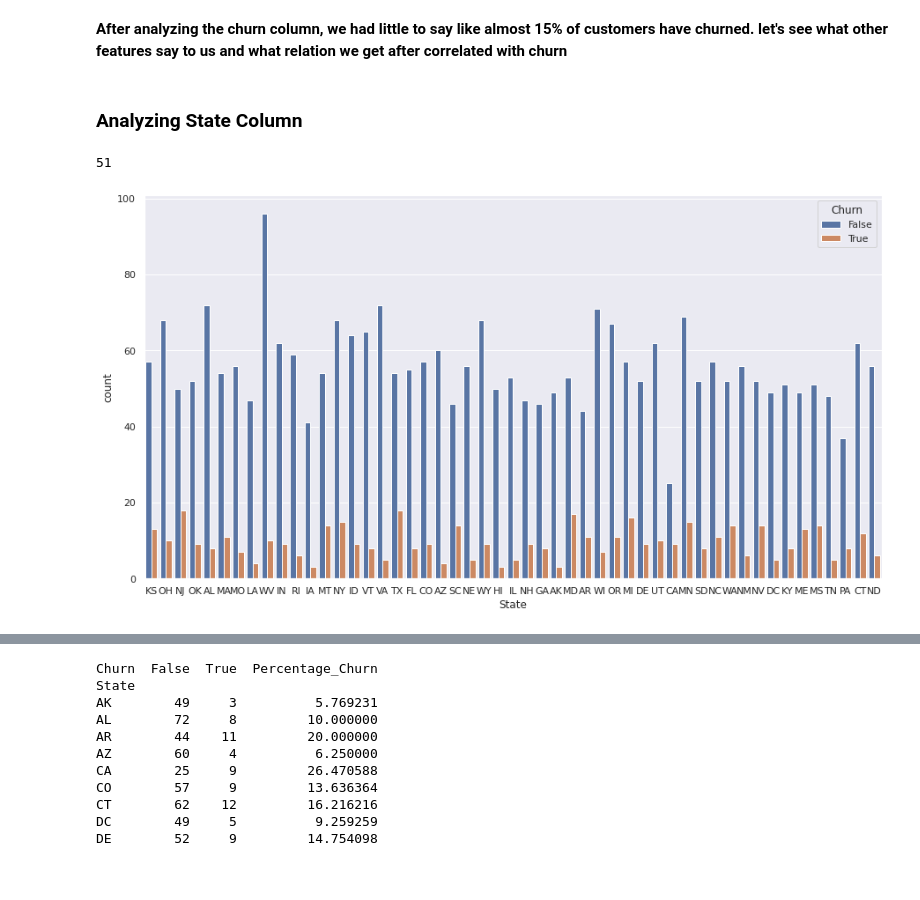
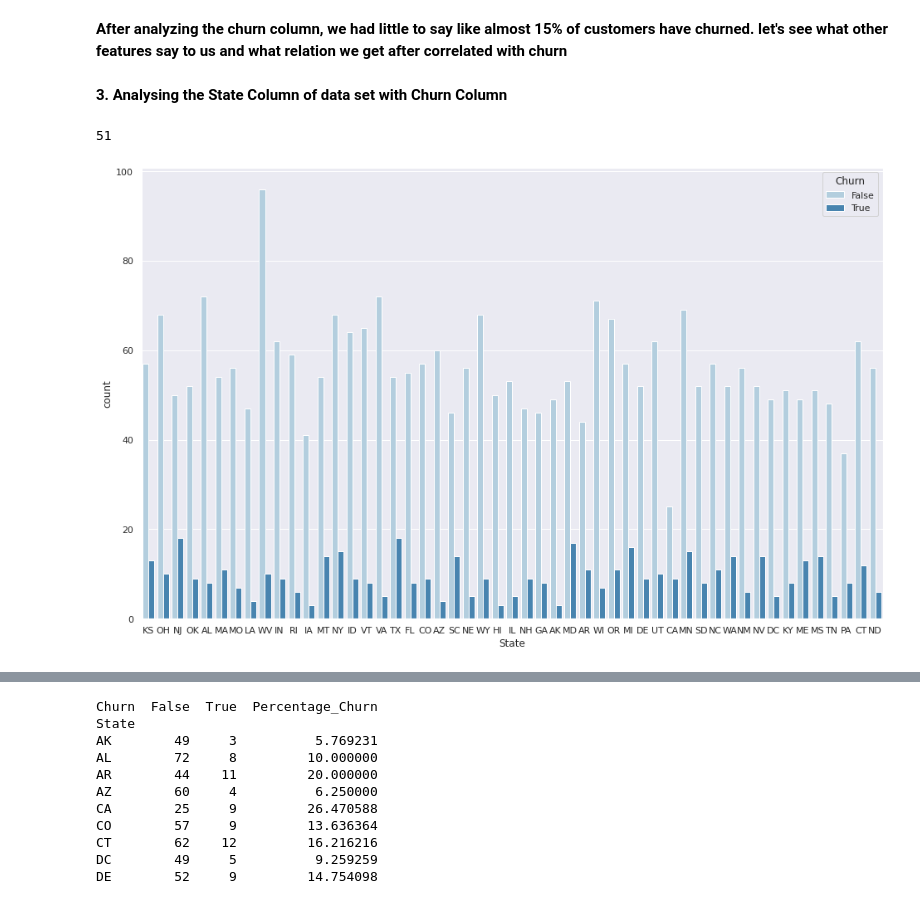
Before and after one commit to Aakash9393/Telecom-Churn-Analysis-, a Jupyter notebook: Telecom_Churn_Analysis_Capstone_Project.ipynb, the cells around one changed output, grey strips where cells are left out. Drawn from its saved outputs; the diff is of its cells as text; code cells hidden in the pictures; blank space fills up the shorter version.

```diff
--- a/Telecom_Churn_Analysis_Capstone_Project.ipynb
+++ b/Telecom_Churn_Analysis_Capstone_Project.ipynb
@@ -193,7 +206,7 @@ sns.countplot(x=telecom_df.Churn)
 # %% [markdown]
 **After analyzing the churn column, we had little to say like almost 15% of customers have churned. let's see what other features say to us and what relation we get after correlated with churn**
-# %% [markdown]
-### Analyzing State Column
+# %% [markdown]
+**3. Analysing the State Column of data set with Churn Column**
 # %%
 #printing the unique value of sate column
 telecom_df['State'].nunique()
@@ -202,8 +215,8 @@ telecom_df['State'].nunique()
 # %%
 #Comparison churn with state by using countplot
 sns.set(style="darkgrid")
-plt.figure(figsize=(15,8))
-ax = sns.countplot(x='State', hue="Churn", data=telecom_df)
+plt.figure(figsize=(16,10))
+ax = sns.countplot(x='State', hue="Churn", data=telecom_df,palette='Blues')
 plt.show()
 # %% [output]
-[figure, old version]
+[figure, new version]
```
Also changed, not shown: parts of 95 cells of this notebook.
